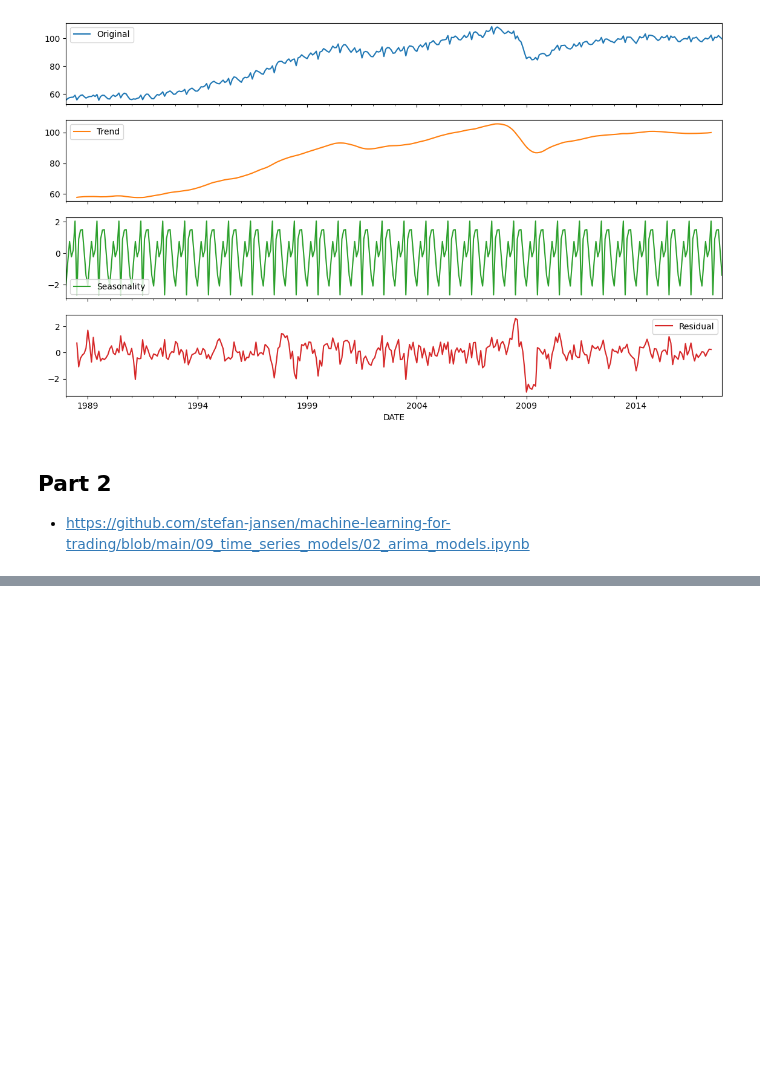
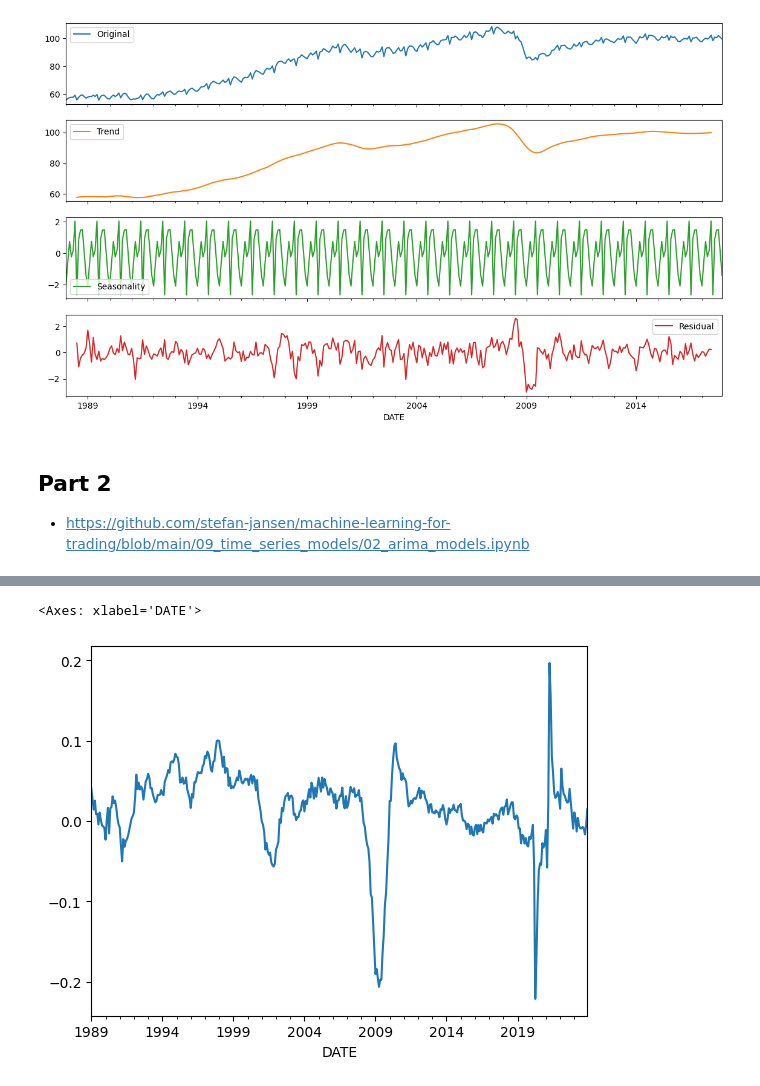
Before and after one commit to abhishekde95/Projects, a Jupyter notebook: DS/TSA/tsa.ipynb, the cells around one changed output, grey strips where cells are left out. Drawn from its saved outputs; the diff is of its cells as text; code cells hidden in the pictures; blank space fills up the shorter version.

```diff
--- a/DS/TSA/tsa.ipynb
+++ b/DS/TSA/tsa.ipynb
@@ -69,0 +142,5 @@ industrial_production_log = np.log(industrial_production)
+# %%
+industrial_production_log_diff.plot(kind="line")
+# %% [output]
+<Axes: xlabel='DATE'>
+[figure, added]
```
Also changed, not shown: parts of 39 cells of this notebook, 2 other files.
